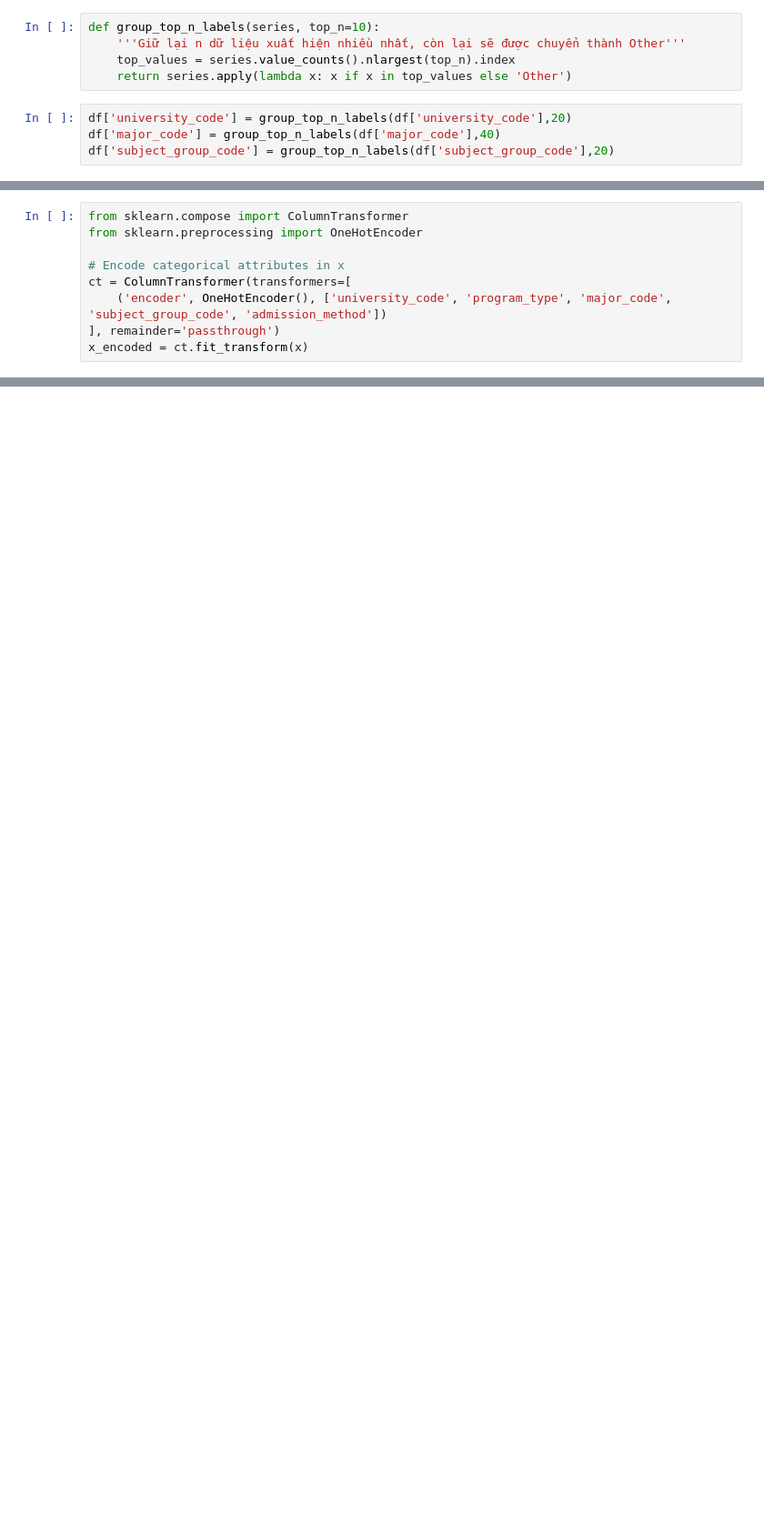
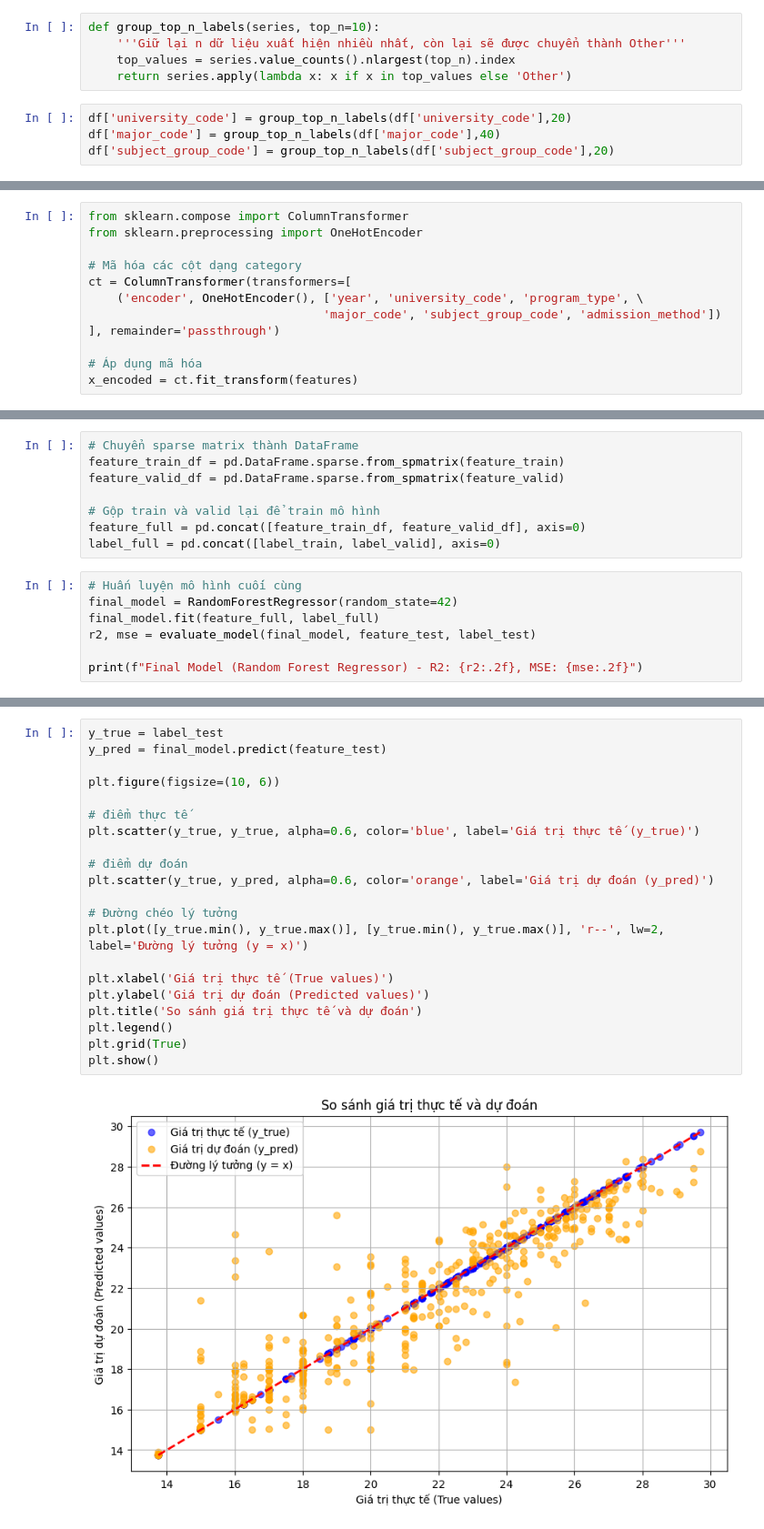
Before and after one commit to Le-AnV/group_7_final_python, a Jupyter notebook: notebooks/04_ML.ipynb, the cells around one changed output, grey strips where cells are left out. Shown at 91% size. Saved outputs shown, nothing was run; the diff lists cells and outputs as text; blank space fills up the shorter version.

```diff
--- a/notebooks/04_ML.ipynb
+++ b/notebooks/04_ML.ipynb
@@ -126,8 +164,11 @@ df[['year','university_code','program_type','major_code','subject_group_code','a
 from sklearn.compose import ColumnTransformer
 from sklearn.preprocessing import OneHotEncoder
 
-# Encode categorical attributes in x
+# Mã hóa các cột dạng category
 ct = ColumnTransformer(transformers=[
-    ('encoder', OneHotEncoder(), ['university_code', 'program_type', 'major_code', 'subject_group_code', 'admission_method'])
+    ('encoder', OneHotEncoder(), ['year', 'university_code', 'program_type', \
+                                 'major_code', 'subject_group_code', 'admission_method'])
 ], remainder='passthrough')
-x_encoded = ct.fit_transform(x)
+
+# Áp dụng mã hóa
+x_encoded = ct.fit_transform(features)
@@ -143,0 +261,15 @@ x['year'] = label_encoder.fit_transform(x['year'])
+# %%
+# Chuyển sparse matrix thành DataFrame
+feature_train_df = pd.DataFrame.sparse.from_spmatrix(feature_train)
+feature_valid_df = pd.DataFrame.sparse.from_spmatrix(feature_valid)
+
+# Gộp train và valid lại để train mô hình
+feature_full = pd.concat([feature_train_df, feature_valid_df], axis=0)
+label_full = pd.concat([label_train, label_valid], axis=0)
+# %%
+# Huấn luyện mô hình cuối cùng
+final_model = RandomForestRegressor(random_state=42)
+final_model.fit(feature_full, label_full)
+r2, mse = evaluate_model(final_model, feature_test, label_test)
+
+print(f"Final Model (Random Forest Regressor) - R2: {r2:.2f}, MSE: {mse:.2f}")
@@ -143,0 +281,23 @@ x['year'] = label_encoder.fit_transform(x['year'])
+# %%
+y_true = label_test
+y_pred = final_model.predict(feature_test)
+
+plt.figure(figsize=(10, 6))
+
+# điểm thực tế
+plt.scatter(y_true, y_true, alpha=0.6, color='blue', label='Giá trị thực tế (y_true)')
+
+# điểm dự đoán
+plt.scatter(y_true, y_pred, alpha=0.6, color='orange', label='Giá trị dự đoán (y_pred)')
+
+# Đường chéo lý tưởng
+plt.plot([y_true.min(), y_true.max()], [y_true.min(), y_true.max()], 'r--', lw=2, label='Đường lý tưởng (y = x)')
+
+plt.xlabel('Giá trị thực tế (True values)')
+plt.ylabel('Giá trị dự đoán (Predicted values)')
+plt.title('So sánh giá trị thực tế và dự đoán')
+plt.legend()
+plt.grid(True)
+plt.show()
+# %% [output]
+[figure, added]
```
Also changed, not shown: parts of 50 cells of this notebook, 4 other files.
